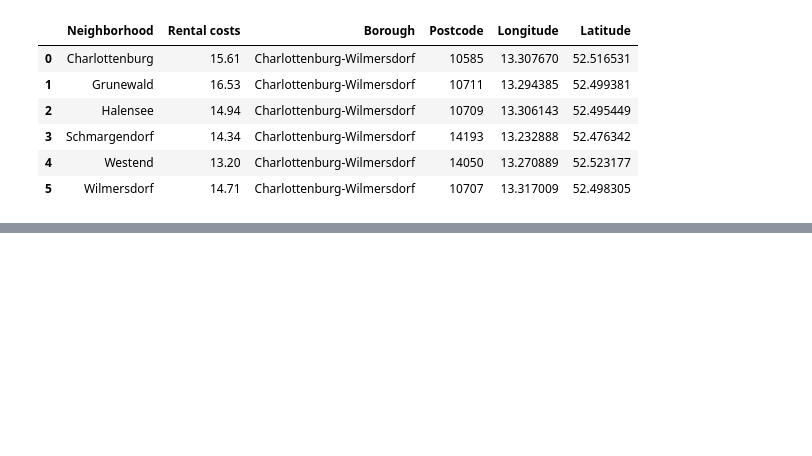
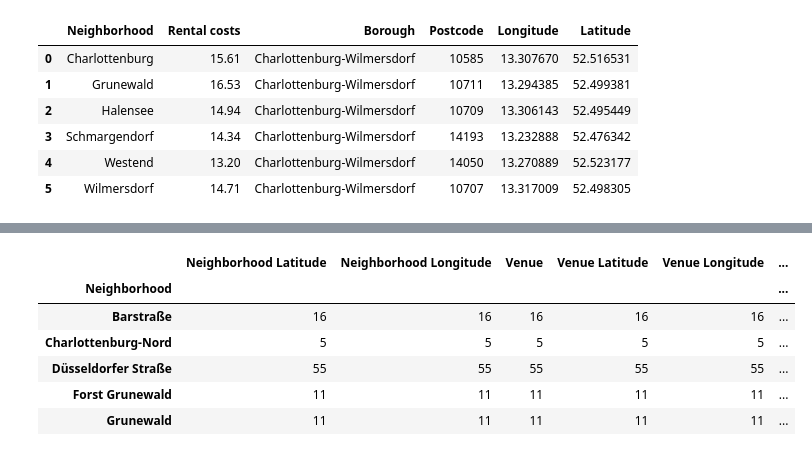
Before and after one commit to sergiusdell75/Coursera_Capstone, a Jupyter notebook: bon_visualization_statistics.ipynb, the cells around one changed output, grey strips where cells are left out. Saved outputs shown, nothing was run; the diff lists cells and outputs as text; code cells hidden in the pictures; blank space fills up the shorter version.

```diff
--- a/bon_visualization_statistics.ipynb
+++ b/bon_visualization_statistics.ipynb
@@ -426,0 +654,11 @@ base_map2
+# %%
+dfcoun=cw_venues.groupby('Neighborhood').count()
+dfcoun.head()
+# %% [output]
+|  | Neighborhood Latitude | Neighborhood Longitude | Venue | Venue Latitude | Venue Longitude | ... |
+| Neighborhood |  |  |  |  |  | ... |
+| Barstraße | 16 | 16 | 16 | 16 | 16 | ... |
+| Charlottenburg-Nord | 5 | 5 | 5 | 5 | 5 | ... |
+| Düsseldorfer Straße | 55 | 55 | 55 | 55 | 55 | ... |
+| Forst Grunewald | 11 | 11 | 11 | 11 | 11 | ... |
+| Grunewald | 11 | 11 | 11 | 11 | 11 | ... |
```
Also changed, not shown: parts of 19 cells of this notebook, 1 other file.
